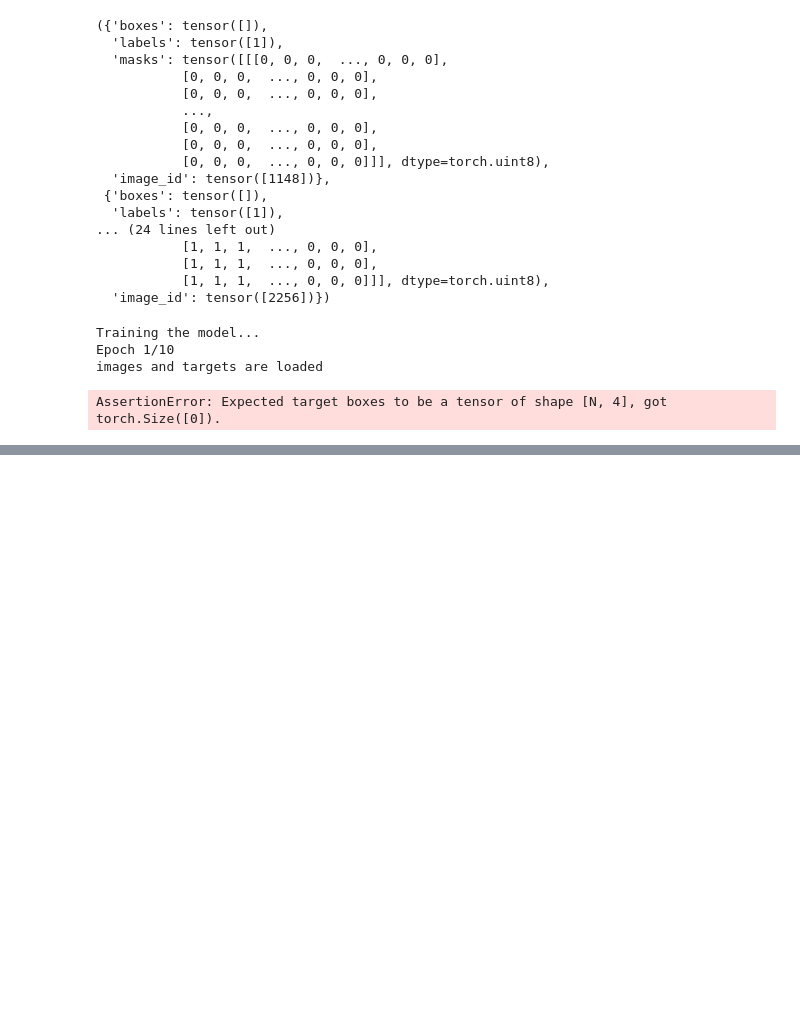
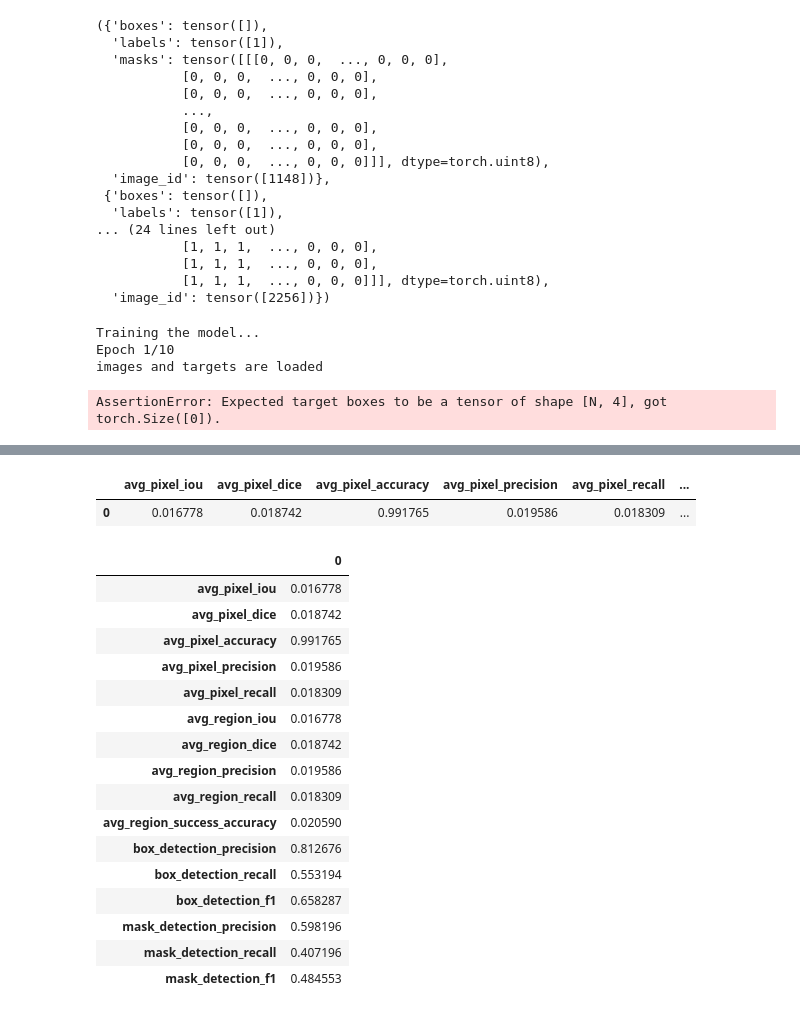
Before and after one commit to panchaldhruv27223/Solar_Rooftop_Detection, a Jupyter notebook: BaseLineModels/Maksed_RCNN/masked_RCNN_finetune.ipynb, the cells around one changed output, grey strips where cells are left out. Drawn from its saved outputs; the diff is of its cells as text; code cells hidden in the pictures; blank space fills up the shorter version.

```diff
--- a/BaseLineModels/Maksed_RCNN/masked_RCNN_finetune.ipynb
+++ b/BaseLineModels/Maksed_RCNN/masked_RCNN_finetune.ipynb
@@ -593,0 +795,6 @@ AssertionError: Expected target boxes to be a tensor of shape [N, 4], got torch.
+# %%
+result = pd.read_csv(os.path.join(output_dir, 'evaluation_metrics.csv'))
+result
+# %% [output]
+|  | avg_pixel_iou | avg_pixel_dice | avg_pixel_accuracy | avg_pixel_precision | avg_pixel_recall | ... |
+| 0 | 0.016778 | 0.018742 | 0.991765 | 0.019586 | 0.018309 | ... |
@@ -593,0 +803,24 @@ AssertionError: Expected target boxes to be a tensor of shape [N, 4], got torch.
+# %%
+df = pd.read_csv("/home/selc-a4-sr2/Solar_Rooftop_Detection/BaseLineModels/Maksed_RCNN/mask_ecnn_output/evaluation_metrics.csv")
+# %%
+df = df.T
+# %%
+df
+# %% [output]
+|  | 0 |
+| avg_pixel_iou | 0.016778 |
+| avg_pixel_dice | 0.018742 |
+| avg_pixel_accuracy | 0.991765 |
+| avg_pixel_precision | 0.019586 |
+| avg_pixel_recall | 0.018309 |
+| avg_region_iou | 0.016778 |
+| avg_region_dice | 0.018742 |
+| avg_region_precision | 0.019586 |
+| avg_region_recall | 0.018309 |
+| avg_region_success_accuracy | 0.020590 |
+| box_detection_precision | 0.812676 |
+| box_detection_recall | 0.553194 |
+| box_detection_f1 | 0.658287 |
+| mask_detection_precision | 0.598196 |
+| mask_detection_recall | 0.407196 |
+| mask_detection_f1 | 0.484553 |
```
Also changed, not shown: parts of 33 cells of this notebook, 7 other files.
